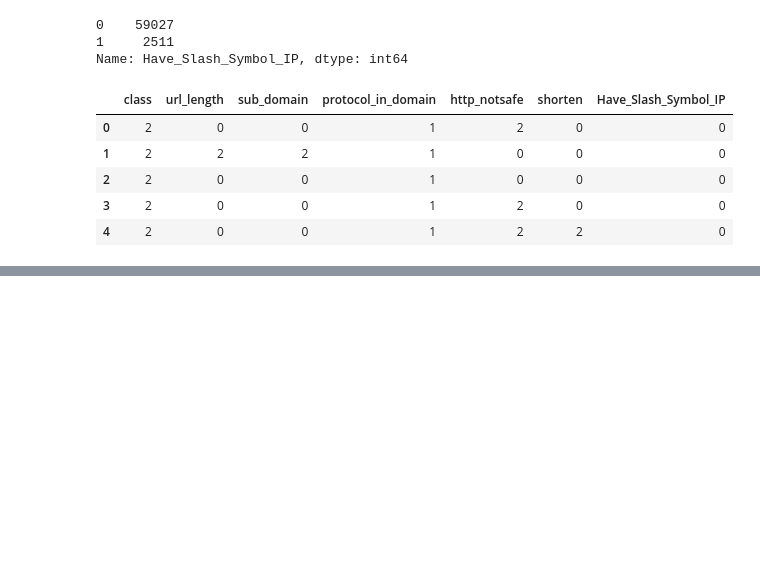
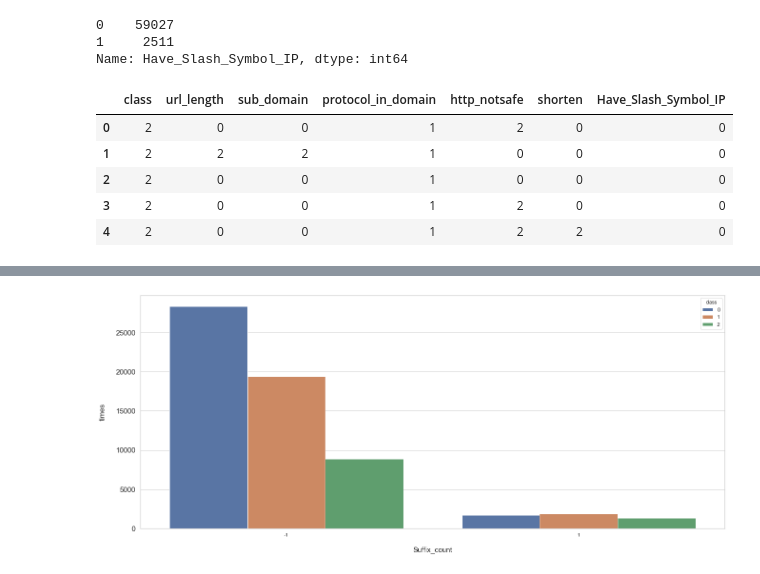
Before and after one commit to aidenpearce001/random_forest_classify_phishing, a Jupyter notebook: data.ipynb, the cells around one changed output, grey strips where cells are left out. Saved outputs shown, nothing was run; the diff lists cells and outputs as text; code cells hidden in the pictures; blank space fills up the shorter version.

```diff
--- a/data.ipynb
+++ b/data.ipynb
@@ -286,0 +362,11 @@ means
+# %%
+# df['Suffix_count'] = pd.qcut(df['Suffix_count'], 15, duplicates = "drop")
+fig, axs = plt.subplots(figsize=(22, 9))
+sns.countplot(x='prefix_suffix', hue='class', data=df)
+
+plt.xlabel('Suffix_count', size=15, labelpad=20)
+plt.ylabel('times', size=15, labelpad=20)
+plt.tick_params(axis='x', labelsize=10)
+plt.tick_params(axis='y', labelsize=15)
+# %% [output]
+[figure, added]
```
Also changed, not shown: parts of 29 cells of this notebook, 1 other file.
